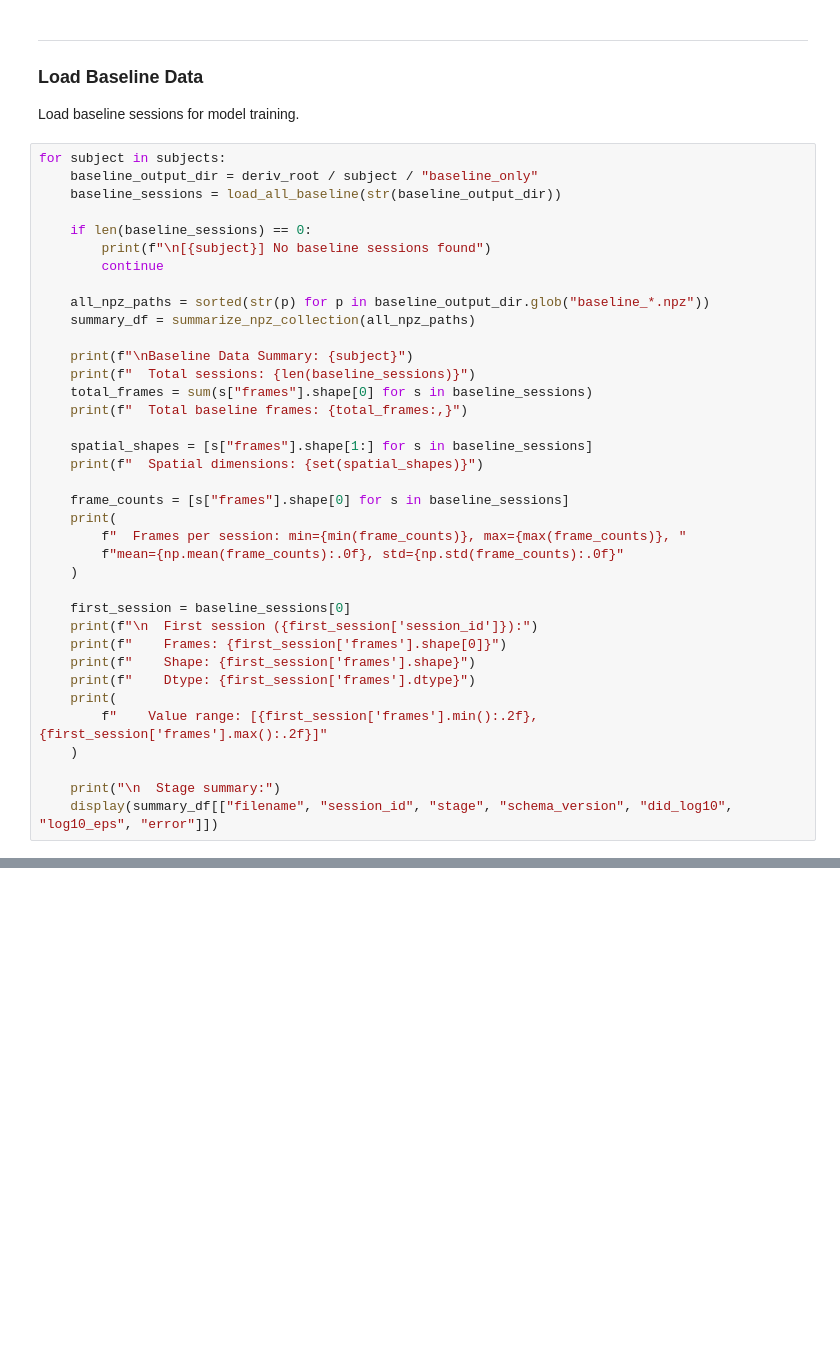
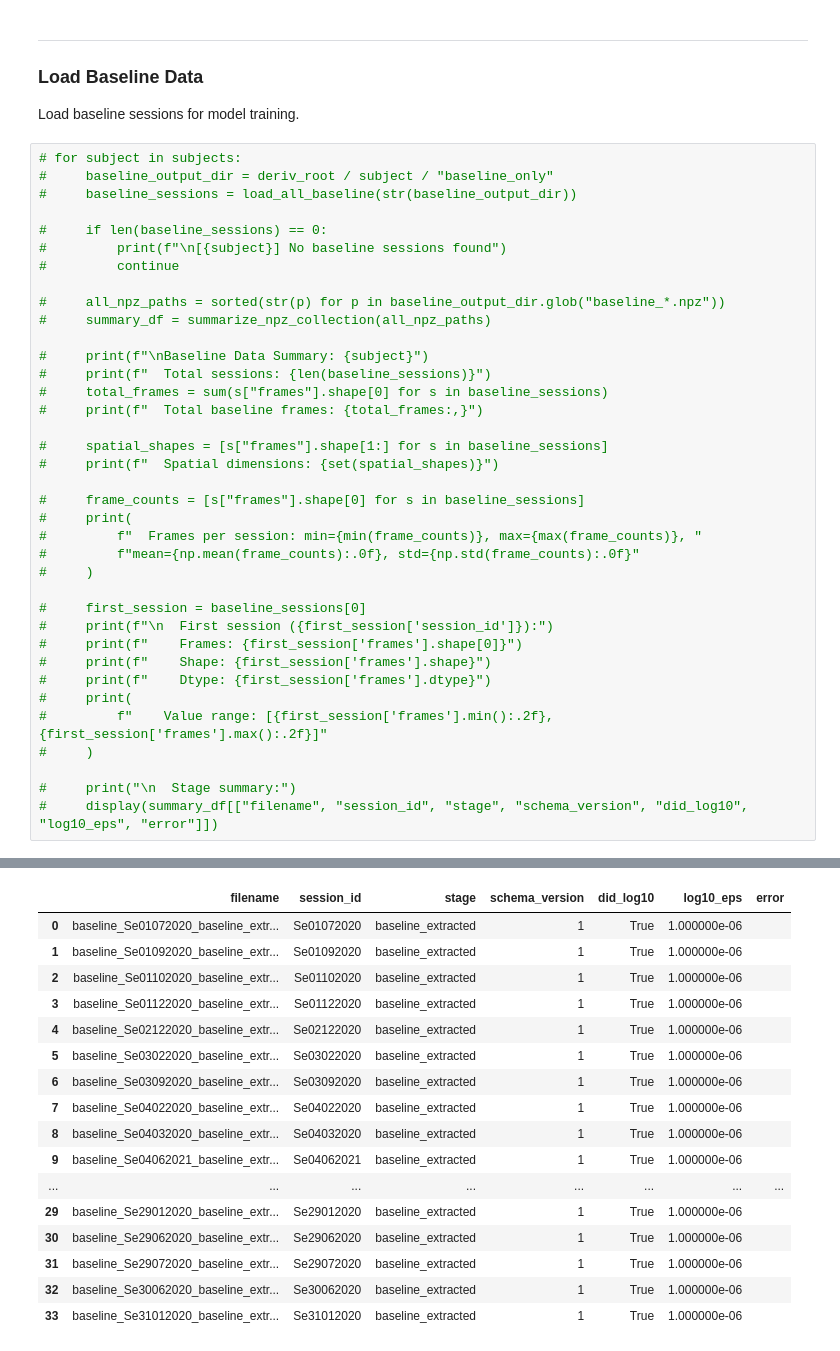
Before and after one commit to brynnhs/fUSPredict, a Jupyter notebook: code/1_preprocessing/2_updated_processing.ipynb, the cells around one changed output, grey strips where cells are left out. Saved outputs shown, nothing was run; the diff lists cells and outputs as text; blank space fills up the shorter version.

```diff
--- a/code/1_preprocessing/2_updated_processing.ipynb
+++ b/code/1_preprocessing/2_updated_processing.ipynb
@@ -124,39 +208,40 @@ for subject in subjects:
 
 Load baseline sessions for model training.
 # %%
-for subject in subjects:
-    baseline_output_dir = deriv_root / subject / "baseline_only"
-    baseline_sessions = load_all_baseline(str(baseline_output_dir))
+# for subject in subjects:
+#     baseline_output_dir = deriv_root / subject / "baseline_only"
+#     baseline_sessions = load_all_baseline(str(baseline_output_dir))
 
-    if len(baseline_sessions) == 0:
-        print(f"\n[{subject}] No baseline sessions found")
-        continue
+#     if len(baseline_sessions) == 0:
+#         print(f"\n[{subject}] No baseline sessions found")
+#         continue
 
-    all_npz_paths = sorted(str(p) for p in baseline_output_dir.glob("baseline_*.npz"))
-    summary_df = summarize_npz_collection(all_npz_paths)
+#     all_npz_paths = sorted(str(p) for p in baseline_output_dir.glob("baseline_*.npz"))
+#     summary_df = summarize_npz_collection(all_npz_paths)
 
-    print(f"\nBaseline Data Summary: {subject}")
-    print(f"  Total sessions: {len(baseline_sessions)}")
-    total_frames = sum(s["frames"].shape[0] for s in baseline_sessions)
-    print(f"  Total baseline frames: {total_frames:,}")
+#     print(f"\nBaseline Data Summary: {subject}")
+#     print(f"  Total sessions: {len(baseline_sessions)}")
+#     total_frames = sum(s["frames"].shape[0] for s in baseline_sessions)
+#     print(f"  Total baseline frames: {total_frames:,}")
 
-    spatial_shapes = [s["frames"].shape[1:] for s in baseline_sessions]
-    print(f"  Spatial dimensions: {set(spatial_shapes)}")
+#     spatial_shapes = [s["frames"].shape[1:] for s in baseline_sessions]
+#     print(f"  Spatial dimensions: {set(spatial_shapes)}")
 
-    frame_counts = [s["frames"].shape[0] for s in baseline_sessions]
-    print(
-        f"  Frames per session: min={min(frame_counts)}, max={max(frame_counts)}, "
-        f"mean={np.mean(frame_counts):.0f}, std={np.std(frame_counts):.0f}"
-    )
+#     frame_counts = [s["frames"].shape[0] for s in baseline_sessions]
+#     print(
+#         f"  Frames per session: min={min(frame_counts)}, max={max(frame_counts)}, "
+#         f"mean={np.mean(frame_counts):.0f}, std={np.std(frame_counts):.0f}"
+#     )
 
-    first_session = baseline_sessions[0]
-    print(f"\n  First session ({first_session['session_id']}):")
-    print(f"    Frames: {first_session['frames'].shape[0]}")
-    print(f"    Shape: {first_session['frames'].shape}")
-    print(f"    Dtype: {first_session['frames'].dtype}")
-    print(
-        f"    Value range: [{first_session['frames'].min():.2f}, {first_session['frames'].max():.2f}]"
-    )
+#     first_session = baseline_sessions[0]
+#     print(f"\n  First session ({first_session['session_id']}):")
+#     print(f"    Frames: {first_session['frames'].shape[0]}")
+#     print(f"    Shape: {first_session['frames'].shape}")
+#     print(f"    Dtype: {first_session['frames'].dtype}")
+#     print(
+#         f"    Value range: [{first_session['frames'].min():.2f}, {first_session['frames'].max():.2f}]"
+#     )
 
-    print("\n  Stage summary:")
-    display(summary_df[["filename", "session_id", "stage", "schema_version", "did_log10", "log10_eps", "error"]])
+#     print("\n  Stage summary:")
+#     display(summary_df[["filename", "session_id", "stage", "schema_version", "did_log10", "log10_eps", "error"]])
+# %% [output]
@@ -162,0 +263,17 @@ for subject in subjects:
+|  | filename | session_id | stage | schema_version | did_log10 | log10_eps | error |
+| 0 | baseline_Se01072020_baseline_extr... | Se01072020 | baseline_extracted | 1 | True | 1.000000e-06 |  |
+| 1 | baseline_Se01092020_baseline_extr... | Se01092020 | baseline_extracted | 1 | True | 1.000000e-06 |  |
+| 2 | baseline_Se01102020_baseline_extr... | Se01102020 | baseline_extracted | 1 | True | 1.000000e-06 |  |
+| 3 | baseline_Se01122020_baseline_extr... | Se01122020 | baseline_extracted | 1 | True | 1.000000e-06 |  |
+| 4 | baseline_Se02122020_baseline_extr... | Se02122020 | baseline_extracted | 1 | True | 1.000000e-06 |  |
+| 5 | baseline_Se03022020_baseline_extr... | Se03022020 | baseline_extracted | 1 | True | 1.000000e-06 |  |
+| 6 | baseline_Se03092020_baseline_extr... | Se03092020 | baseline_extracted | 1 | True | 1.000000e-06 |  |
+| 7 | baseline_Se04022020_baseline_extr... | Se04022020 | baseline_extracted | 1 | True | 1.000000e-06 |  |
+| 8 | baseline_Se04032020_baseline_extr... | Se04032020 | baseline_extracted | 1 | True | 1.000000e-06 |  |
+| 9 | baseline_Se04062021_baseline_extr... | Se04062021 | baseline_extracted | 1 | True | 1.000000e-06 |  |
+| ... | ... | ... | ... | ... | ... | ... | ... |
+| 29 | baseline_Se29012020_baseline_extr... | Se29012020 | baseline_extracted | 1 | True | 1.000000e-06 |  |
+| 30 | baseline_Se29062020_baseline_extr... | Se29062020 | baseline_extracted | 1 | True | 1.000000e-06 |  |
+| 31 | baseline_Se29072020_baseline_extr... | Se29072020 | baseline_extracted | 1 | True | 1.000000e-06 |  |
+| 32 | baseline_Se30062020_baseline_extr... | Se30062020 | baseline_extracted | 1 | True | 1.000000e-06 |  |
+| 33 | baseline_Se31012020_baseline_extr... | Se31012020 | baseline_extracted | 1 | True | 1.000000e-06 |  |
```
Also changed, not shown: parts of 7 cells of this notebook, 2 other files.
